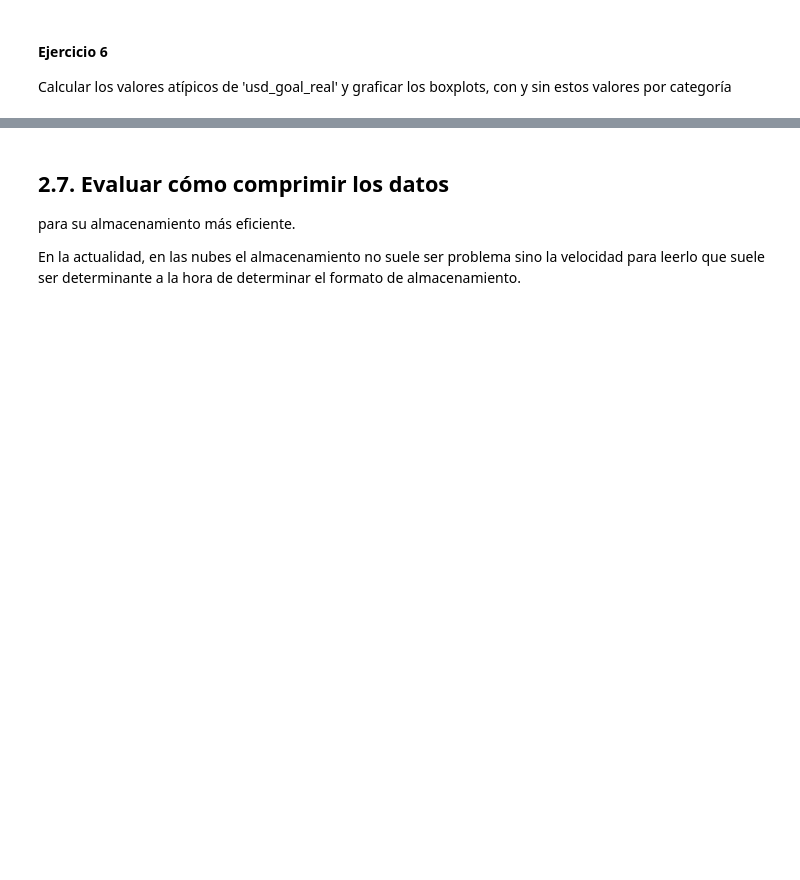
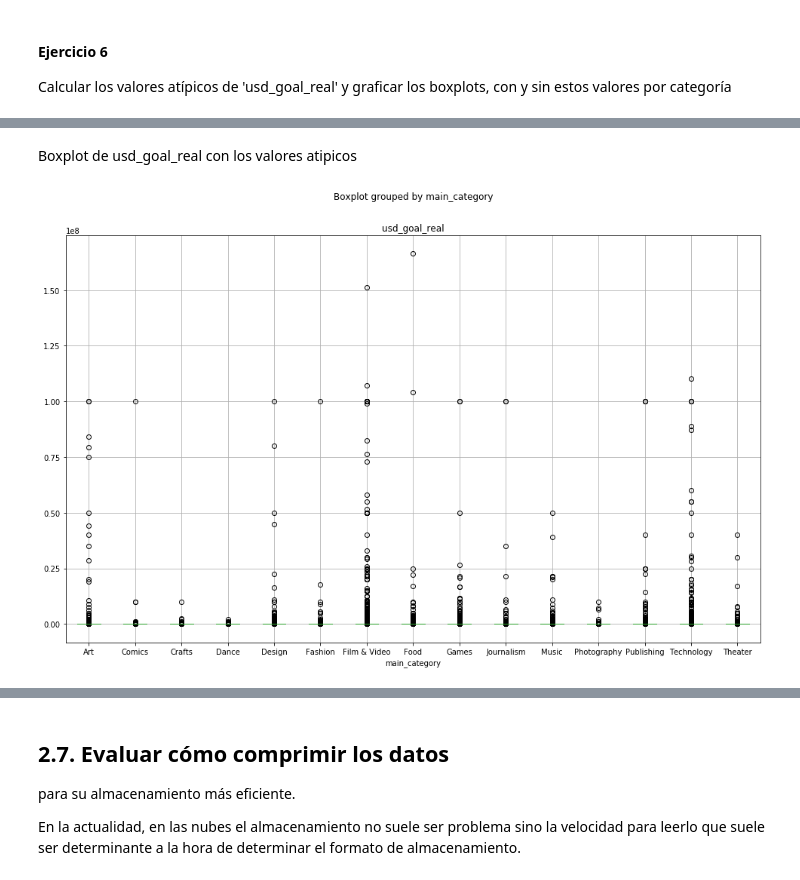
Before and after one commit to adriavend/AnalisisYCuracion, a Jupyter notebook: notebooks/Limpieza.ipynb, the cells around one changed output, grey strips where cells are left out. Cells and saved outputs as stored; diff of their text form; code cells hidden in the pictures; blank space fills up the shorter version.

```diff
--- a/notebooks/Limpieza.ipynb
+++ b/notebooks/Limpieza.ipynb
@@ -1180,0 +1178,6 @@ Calcular los valores atípicos de 'usd_goal_real' y graficar los boxplots, con y
+# %% [markdown]
+Boxplot de usd_goal_real con los valores atipicos
+# %%
+kickstarter_2018.boxplot(column='usd_goal_real', by='main_category', figsize=[16, 10]);
+# %% [output]
+[figure, added]
```
Also changed, not shown: parts of 13 cells of this notebook.
